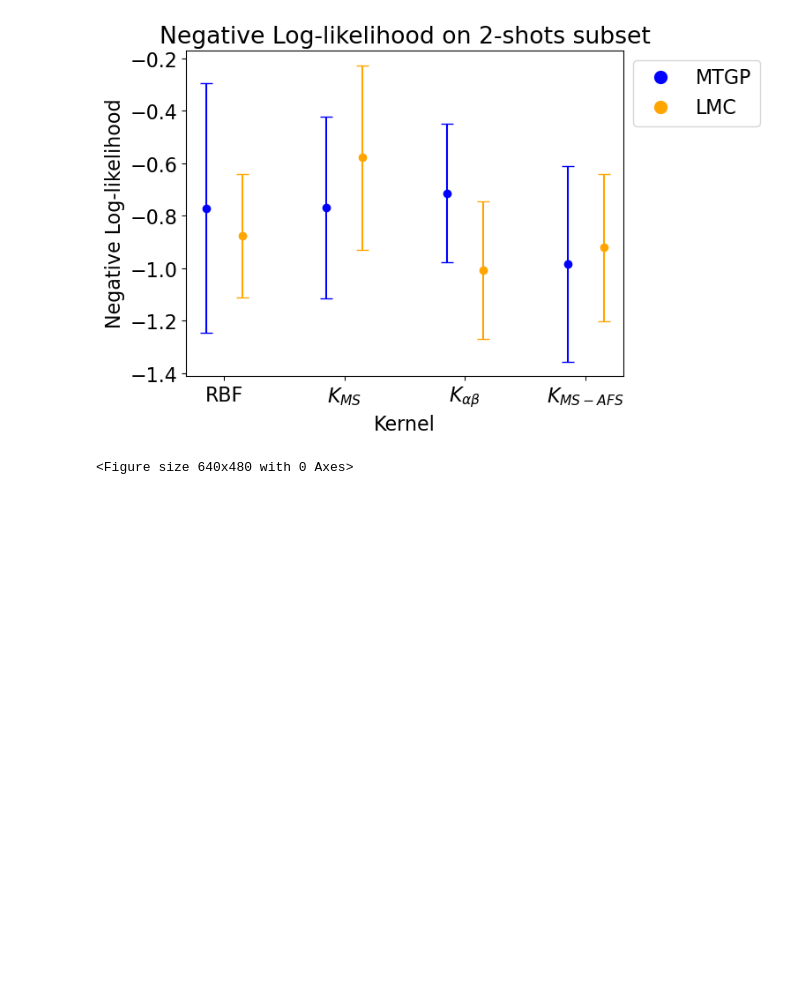
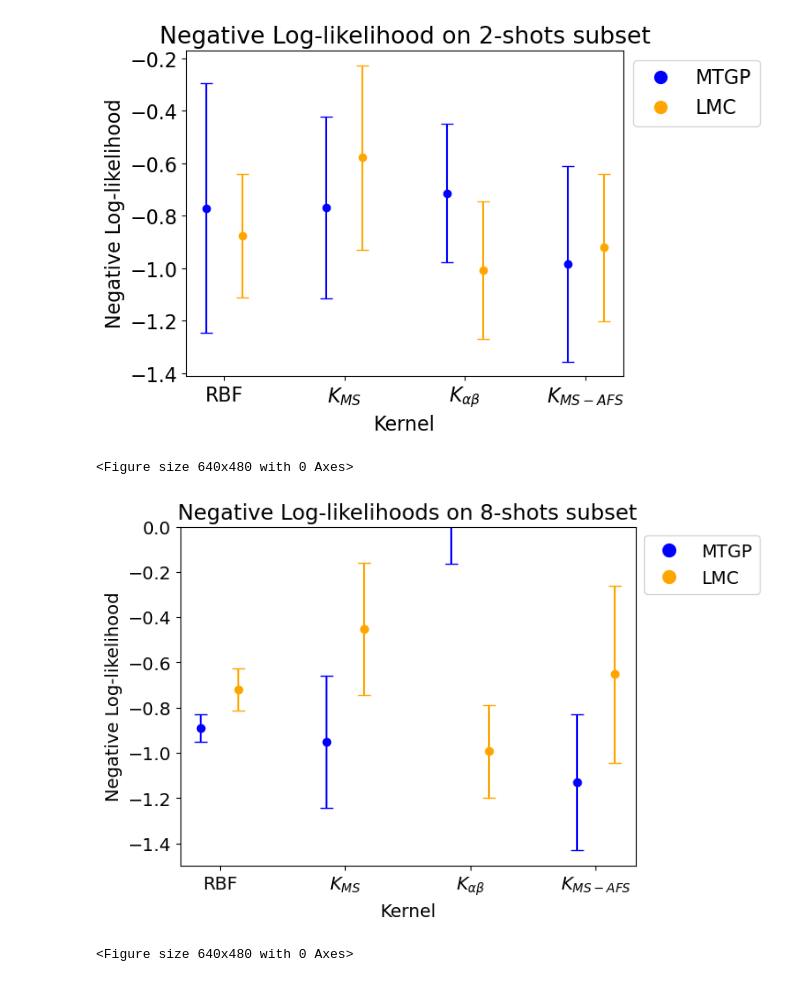
Before and after one commit to Paul-A-Lavender/MOGP-Transferable-kernel-learning, a Jupyter notebook: Plotting.ipynb, the cells around one changed output. Cells and saved outputs as stored; diff of their text form; code cells hidden in the pictures; blank space fills up the shorter version.

```diff
--- a/Plotting.ipynb
+++ b/Plotting.ipynb
@@ -36,3 +36,43 @@ plt.savefig('./paper/img/Negative Log-likelihood on 2-shots subset.png')
 # %% [output]
 [figure]
 <Figure size 640x480 with 0 Axes>
+# %%
+import matplotlib.pyplot as plt
+import numpy as np
+import matplotlib.lines as mlines
+# 示例数据 (4组，每组2对，平均值和标准差)
+
+plt.rcParams['font.size'] = 14
+means = [[-0.89, -0.719920], [-0.950380, -0.453013], [1.215720, -0.993660 ], [-1.13, -0.652100]]
+std_devs = [[0.062139, 0.091781], [0.292228, 0.292228], [1.378692,0.204735], [0.30, 0.39160]]
+colors = ['blue', 'orange']
+group_names = ['RBF', '$K_{MS}$', '$K_{\\alpha\\beta}$', '$K_{MS-AFS}$']
+# 绘图
+fig, ax = plt.subplots()
+
+# 遍历每一组数据
+for i, (mean, std) in enumerate(zip(means, std_devs)):
+    x = [i * 2-0.3, i * 2 + 0.3]  # 每组的两个点
+    for j in range(2):  # j 用于控制组内的两对数据
+        ax.errorbar(x[j], mean[j], yerr=std[j], fmt='o', color=colors[j], capsize=5)
+# 添加图例
+# 创建虚拟的绘图对象用于图例
+
+pair1_legend = mlines.Line2D([], [], color='blue', marker='o', linestyle='None', markersize=10, label='MTGP')
+pair2_legend = mlines.Line2D([], [], color='orange', marker='o', linestyle='None', markersize=10, label='LMC')
+
+# 自定义图例
+ax.legend(handles=[pair1_legend, pair2_legend], loc='upper left', bbox_to_anchor=(1, 1))
+ax.set_xticks([i * 2 for i in range(len(group_names))])  # 将每组的两个点中心对齐
+ax.set_xticklabels(group_names)
+ax.set_ylim(-1.5, 0)
+# 美化图表
+ax.set_xlabel('Kernel')
+ax.set_ylabel('Negative Log-likelihood')
+ax.set_title('Negative Log-likelihoods on 8-shots subset')
+plt.show()
+
+plt.savefig('./paper/img/Negative Log-likelihoods on 8-shots subset.png')
+# %% [output]
+[figure, added]
+<Figure size 640x480 with 0 Axes>
```
Also changed, not shown: parts of 1 cell of this notebook, 21 other files.
